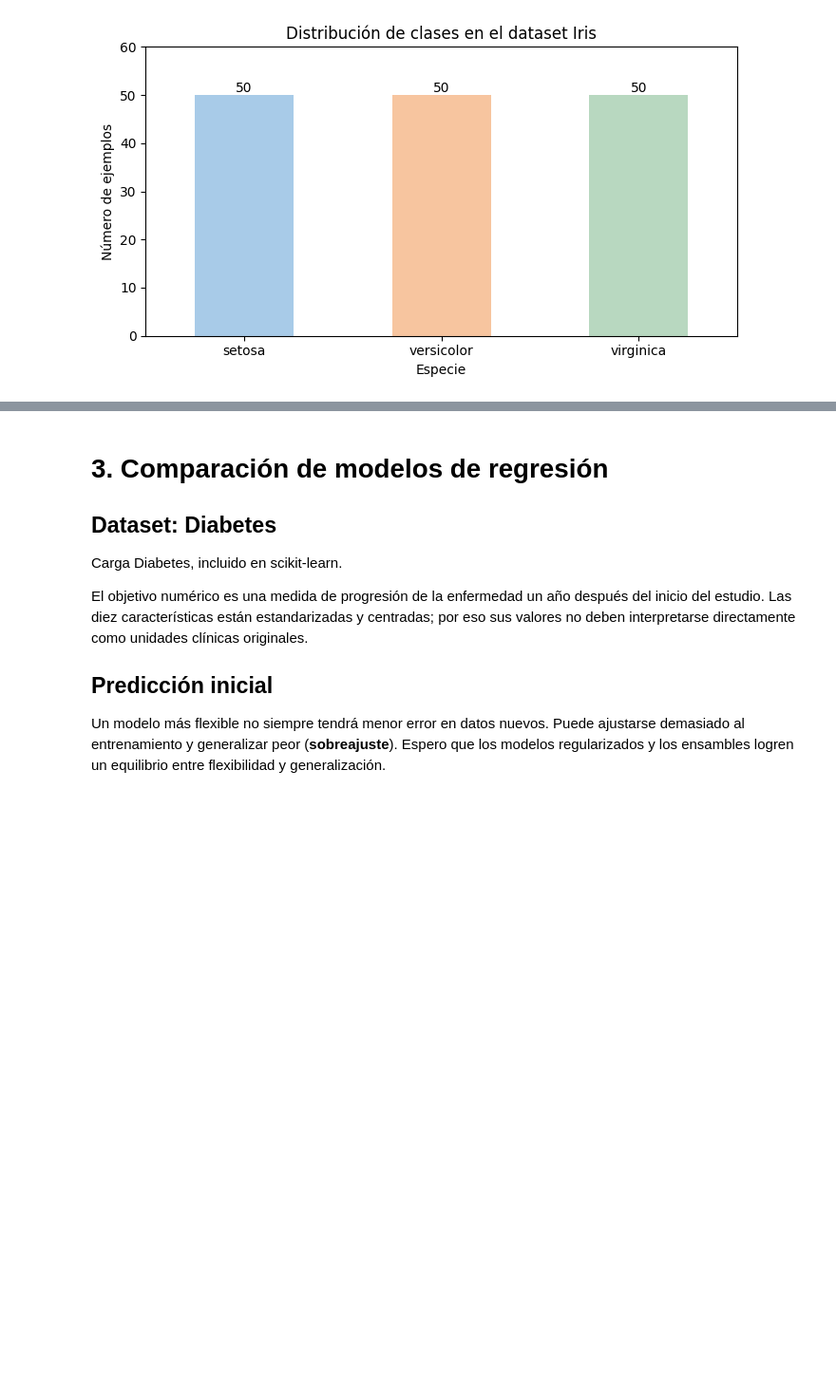
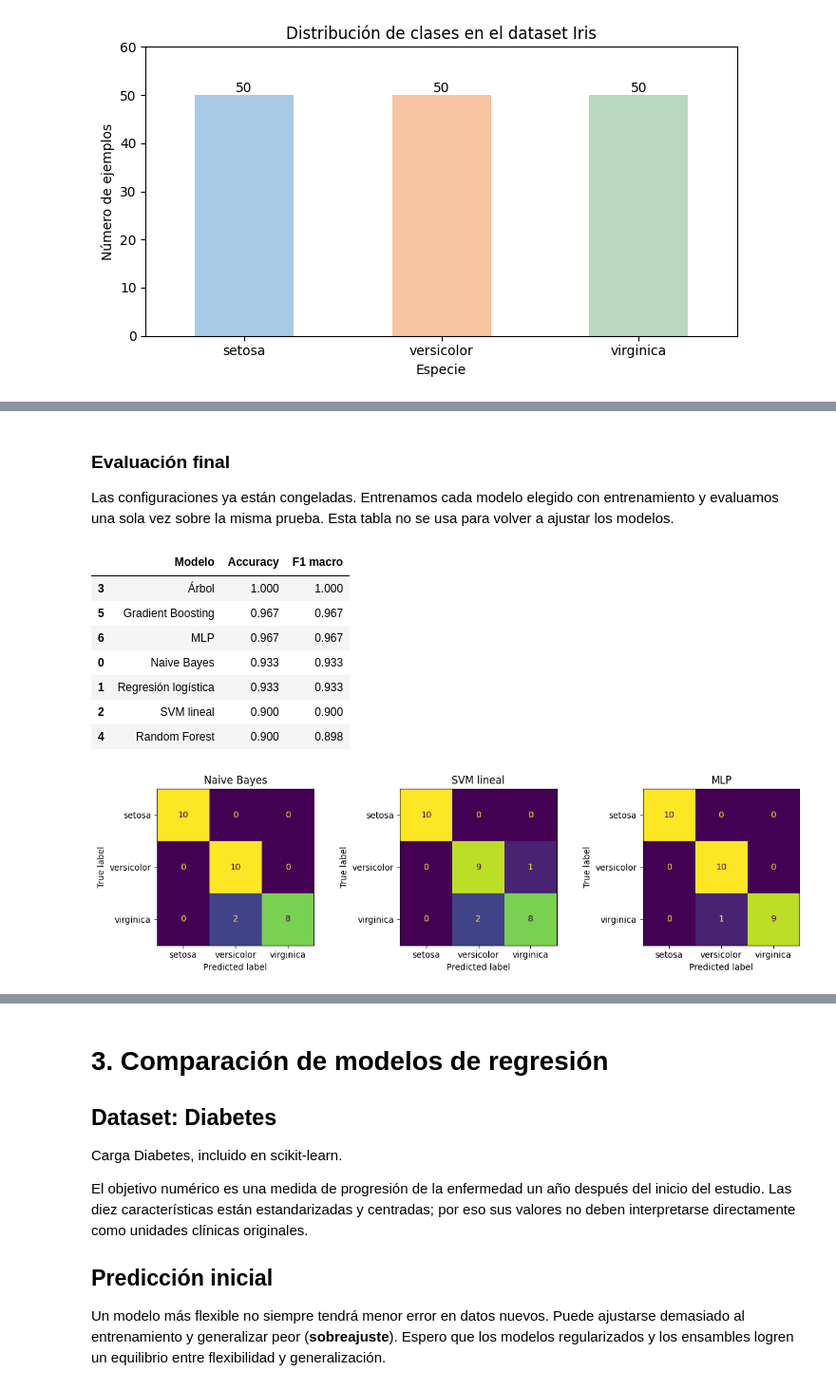
Before and after one commit to Harry-GNS/Recuperacion-de-la-Infromacion-2026B, a Jupyter notebook: Notebooks/01_revml.ipynb, the cells around one changed output, grey strips where cells are left out. Shown at 95% size. Saved outputs shown, nothing was run; the diff lists cells and outputs as text; code cells hidden in the pictures; blank space fills up the shorter version.

Commit message:
Pregunta Dos finalizada

```diff
--- a/Notebooks/01_revml.ipynb
+++ b/Notebooks/01_revml.ipynb
@@ -346,0 +295,5 @@ MLP errores: [(2, np.int64(2), np.int64(1))]
+# %%
+modelo_arbol = elegir_modelo({
+    "max_depth=2": make_pipeline(StandardScaler(), DecisionTreeClassifier(max_depth=2, random_state=42)),
+    "max_depth=3": make_pipeline(StandardScaler(), DecisionTreeClassifier(max_depth=3, random_state=42)),
+})
@@ -346,0 +309,5 @@ MLP errores: [(2, np.int64(2), np.int64(1))]
+# %%
+modelo_rf = elegir_modelo({
+    "n_estimators=100": make_pipeline(StandardScaler(), RandomForestClassifier(n_estimators=100, random_state=42)),
+    "n_estimators=150": make_pipeline(StandardScaler(), RandomForestClassifier(n_estimators=150, random_state=42)),
+})
@@ -346,0 +323,5 @@ MLP errores: [(2, np.int64(2), np.int64(1))]
+# %%
+modelo_gb = elegir_modelo({
+    "n_estimators=50": make_pipeline(StandardScaler(), GradientBoostingClassifier(n_estimators=50, random_state=42)),
+    "n_estimators=100": make_pipeline(StandardScaler(), GradientBoostingClassifier(n_estimators=100, random_state=42)),
+})
@@ -346,0 +337,5 @@ MLP errores: [(2, np.int64(2), np.int64(1))]
+# %%
+modelo_mlp = elegir_modelo({
+    "hidden_layer_sizes=(10,)": make_pipeline(StandardScaler(), MLPClassifier(hidden_layer_sizes=(10,), max_iter=2000, random_state=42)),
+    "hidden_layer_sizes=(20,)": make_pipeline(StandardScaler(), MLPClassifier(hidden_layer_sizes=(20,), max_iter=2000, random_state=42)),
+})
@@ -346,0 +347,37 @@ MLP errores: [(2, np.int64(2), np.int64(1))]
+# %% [markdown]
+### Evaluación final
+
+Las configuraciones ya están congeladas. Entrenamos cada modelo elegido con entrenamiento y evaluamos una sola vez sobre la misma prueba. Esta tabla no se usa para volver a ajustar los modelos.
+# %%
+modelos_finales = {
+    "Naive Bayes": modelo_nb,
+    "Regresión logística": modelo_log,
+    "SVM lineal": modelo_svm,
+    "Árbol": modelo_arbol,
+    "Random Forest": modelo_rf,
+    "Gradient Boosting": modelo_gb,
+    "MLP": modelo_mlp,
+}
+resultados = []
+for nombre, modelo in modelos_finales.items():
+    modelo.fit(X_train, y_train)
+    pred = modelo.predict(X_test)
+    resultados.append({"Modelo": nombre, "Accuracy": accuracy_score(y_test, pred), "F1 macro": f1_score(y_test, pred, average="macro")})
+resultados_clasificacion = pd.DataFrame(resultados).sort_values("F1 macro", ascending=False)
+display(resultados_clasificacion.round(3))
+fig, axes = plt.subplots(1, 3, figsize=(12, 3.5))
+for ax, nombre in zip(axes, ["Naive Bayes", "SVM lineal", "MLP"]):
+    ConfusionMatrixDisplay.from_predictions(y_test, modelos_finales[nombre].predict(X_test), display_labels=iris.target_names, ax=ax, colorbar=False)
+    ax.set_title(nombre)
+plt.tight_layout()
+plt.show()
+# %% [output]
+|  | Modelo | Accuracy | F1 macro |
+| 3 | Árbol | 1.000 | 1.000 |
+| 5 | Gradient Boosting | 0.967 | 0.967 |
+| 6 | MLP | 0.967 | 0.967 |
+| 0 | Naive Bayes | 0.933 | 0.933 |
+| 1 | Regresión logística | 0.933 | 0.933 |
+| 2 | SVM lineal | 0.900 | 0.900 |
+| 4 | Random Forest | 0.900 | 0.898 |
+[figure, added]
```
Also changed, not shown: parts of 20 cells of this notebook.
